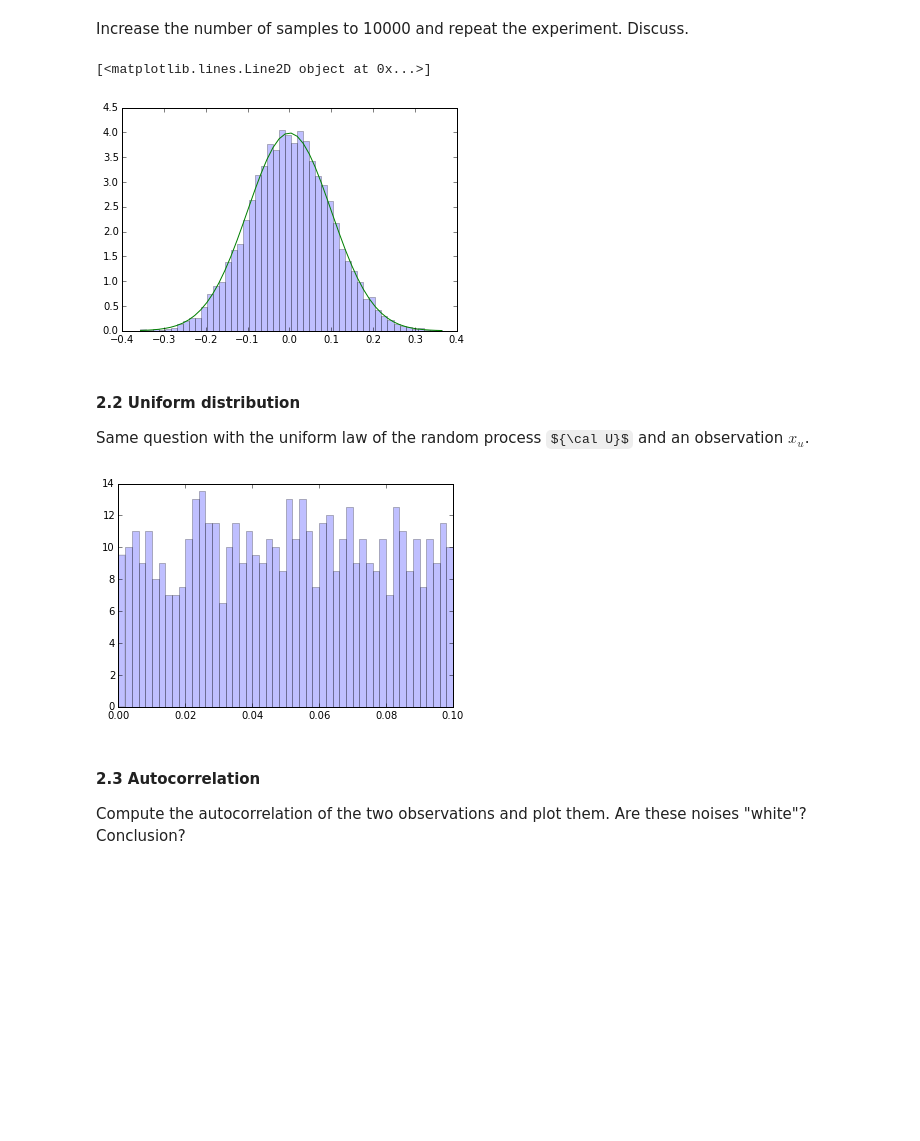
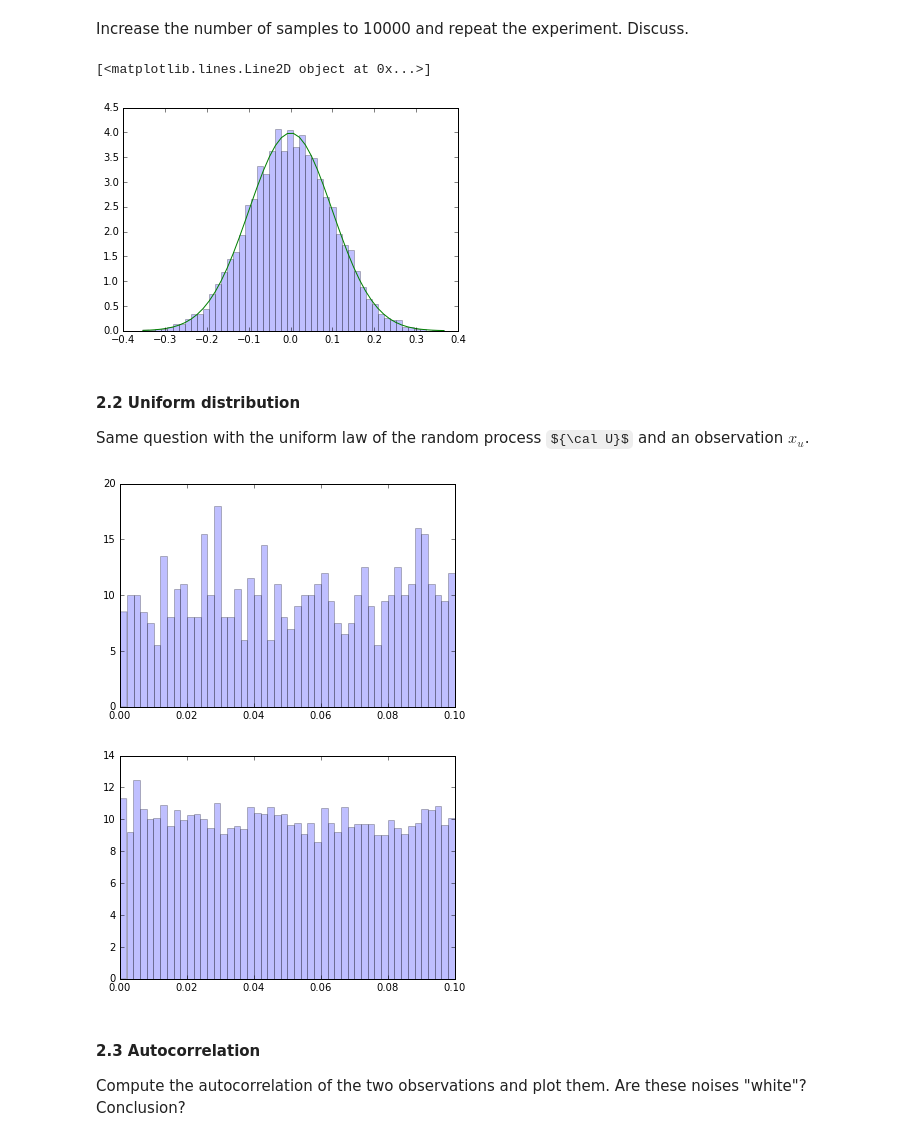
Before and after one commit to AnirudhPuligandla/DSP-TP-1617, a Jupyter notebook: Lab1/python/Lab1.ipynb, the cells around one changed output. Cells and saved outputs as stored; diff of their text form; code cells hidden in the pictures; some formulas as TeX source; blank space fills up the shorter version.

```diff
--- a/Lab1/python/Lab1.ipynb
+++ b/Lab1/python/Lab1.ipynb
@@ -235,10 +235,10 @@ Increase the number of samples to 10000 and repeat the experiment. Discuss.
 # Define the mean and standard deviation
 mu, sigma = 0, 0.1
 
-x_n = np.random.normal(mu, sigma, (10000))
+x_n2 = np.random.normal(mu, sigma, (10000))
 
 # Plot the histogram
-n, bins, patches = plt.hist(x_n, 50, normed=1, alpha=0.25)
+n, bins, patches = plt.hist(x_n2, 50, normed=1, alpha=0.25)
 
 # Plot the distribution
 from scipy.stats import norm
@@ -246,21 +246,28 @@ distri = norm.pdf(bins, mu, sigma)
 plt.plot(bins, distri)
 # %% [output]
 [<matplotlib.lines.Line2D object at 0x...>]
-[figure, old version]
+[figure, new version]
 # %% [markdown]
 #### 2.2 Uniform distribution
 Same question with the uniform law of the random process ${\cal U}$ and an observation $x_u$.
 # %%
 # Define the number of samples to draw
 samples = 1000
 
 # Generate the data
 u_n = np.random.uniform(mu, sigma, samples)
 
 # Plot the histogram
 n, bins, patches = plt.hist(u_n, 50, normed=1, alpha=0.25)
+
+
+samples2 = 10000
+u_n2 = np.random.uniform(mu, sigma, samples2)
+plt.figure()
+n, bins, patches = plt.hist(u_n2, 50, normed=1, alpha=0.25)
 # %% [output]
-[figure, old version]
+[figure, new version]
+[figure, added]
 # %% [markdown]
 #### 2.3 Autocorrelation
 Compute the autocorrelation of the two observations and plot them. Are these noises "white"? Conclusion?
```
Also changed, not shown: parts of 13 cells of this notebook.
